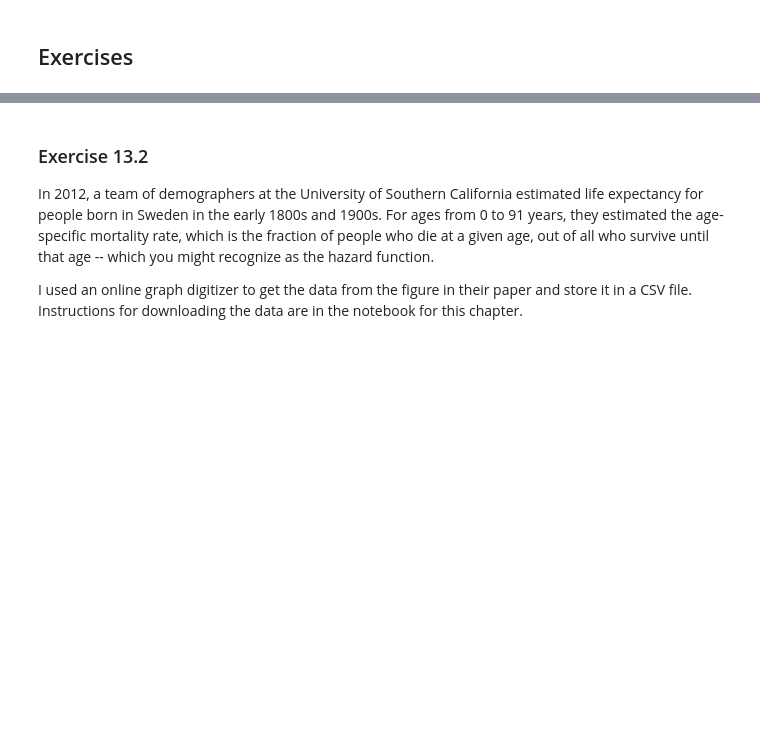
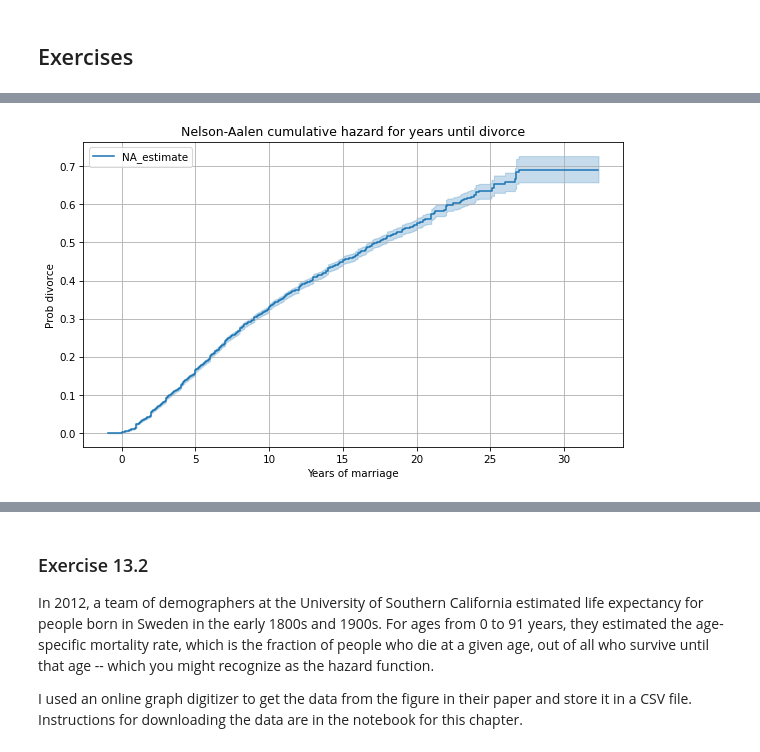
Before and after one commit to tiniacoleyba/ThinkStats, a Jupyter notebook: nb/chap13.ipynb, the cells around one changed output, grey strips where cells are left out. Cells and saved outputs as stored; diff of their text form; code cells hidden in the pictures; blank space fills up the shorter version.

```diff
--- a/nb/chap13.ipynb
+++ b/nb/chap13.ipynb
@@ -742,2 +885,14 @@ sample = resample_cycles(resp)
 # %%
-# Solution goes here
+from lifelines import NelsonAalenFitter
+naf = NelsonAalenFitter()
+naf.fit(durations, event_observed)
+
+naf.plot(figsize=(8, 5))
+decorate(
+    xlabel="Years of marriage",
+    ylabel="Prob divorce",
+    title="Nelson-Aalen cumulative hazard for years until divorce"
+)
+plt.grid()
+# %% [output]
+[figure, added]
```
Also changed, not shown: parts of 52 cells of this notebook.
